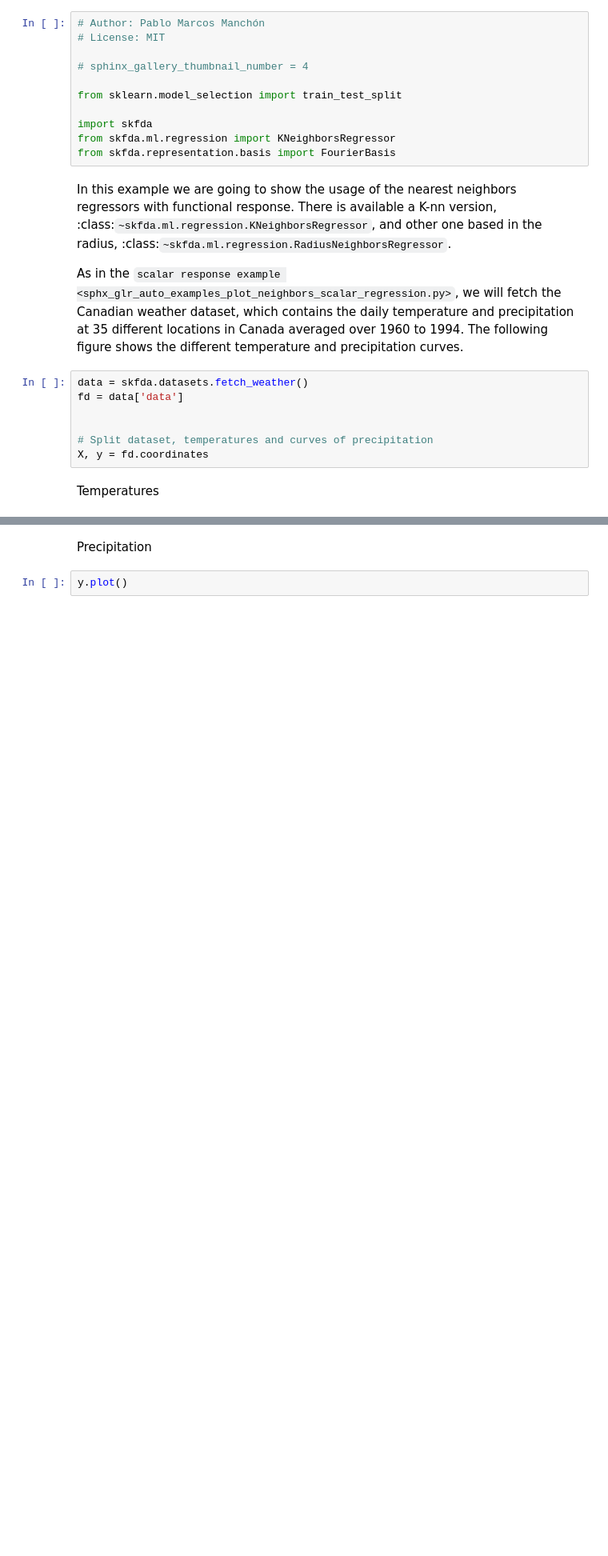
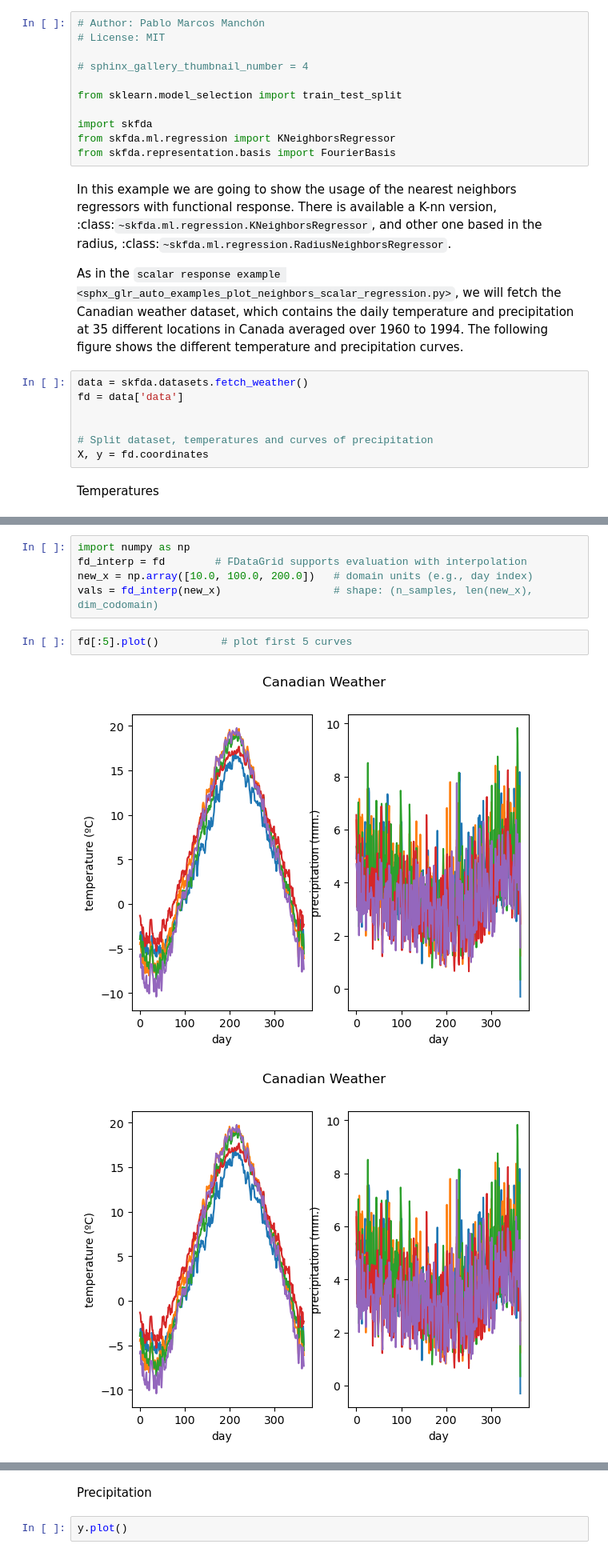
Before and after one commit to kmalneva-usf/LR-group-proj, a Jupyter notebook: Goby-plot_neighbors_functional_regression.ipynb, the cells around one changed output, grey strips where cells are left out. Shown at 80% size. Cells and saved outputs as stored; diff of their text form; blank space fills up the shorter version.

```diff
--- a/Goby-plot_neighbors_functional_regression.ipynb
+++ b/Goby-plot_neighbors_functional_regression.ipynb
@@ -38,0 +68,10 @@ Temperatures
+# %%
+import numpy as np
+fd_interp = fd        # FDataGrid supports evaluation with interpolation
+new_x = np.array([10.0, 100.0, 200.0])   # domain units (e.g., day index)
+vals = fd_interp(new_x)                  # shape: (n_samples, len(new_x), dim_codomain)
+# %%
+fd[:5].plot()          # plot first 5 curves
+# %% [output]
+[figure, added]
+[figure, added]
```
Also changed, not shown: parts of 11 cells of this notebook, 4 other files.
